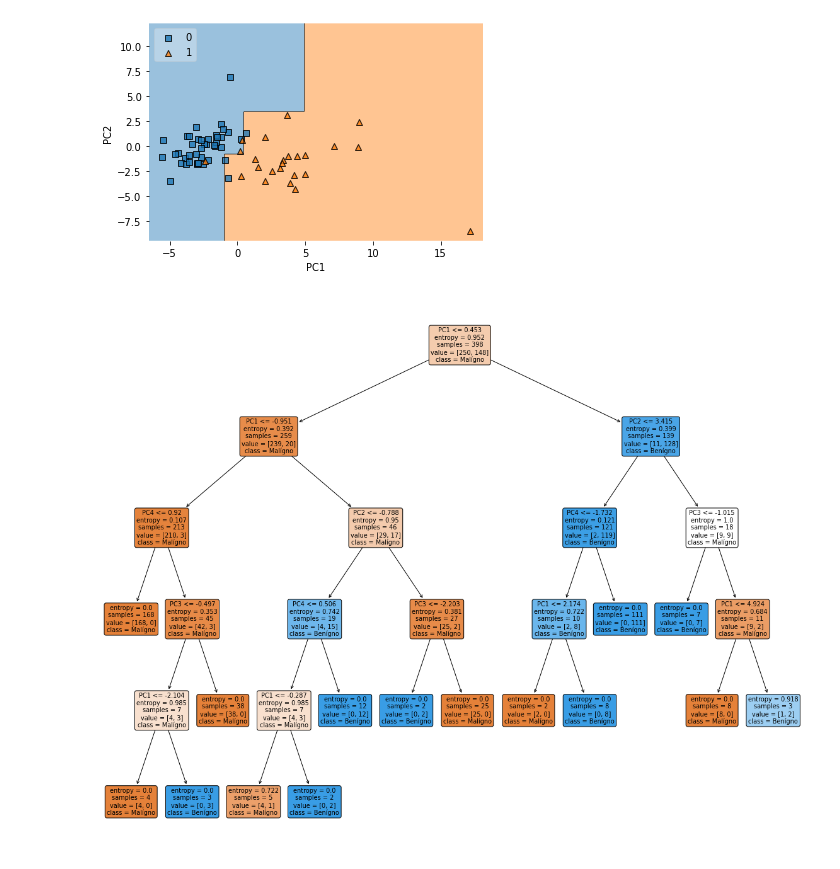
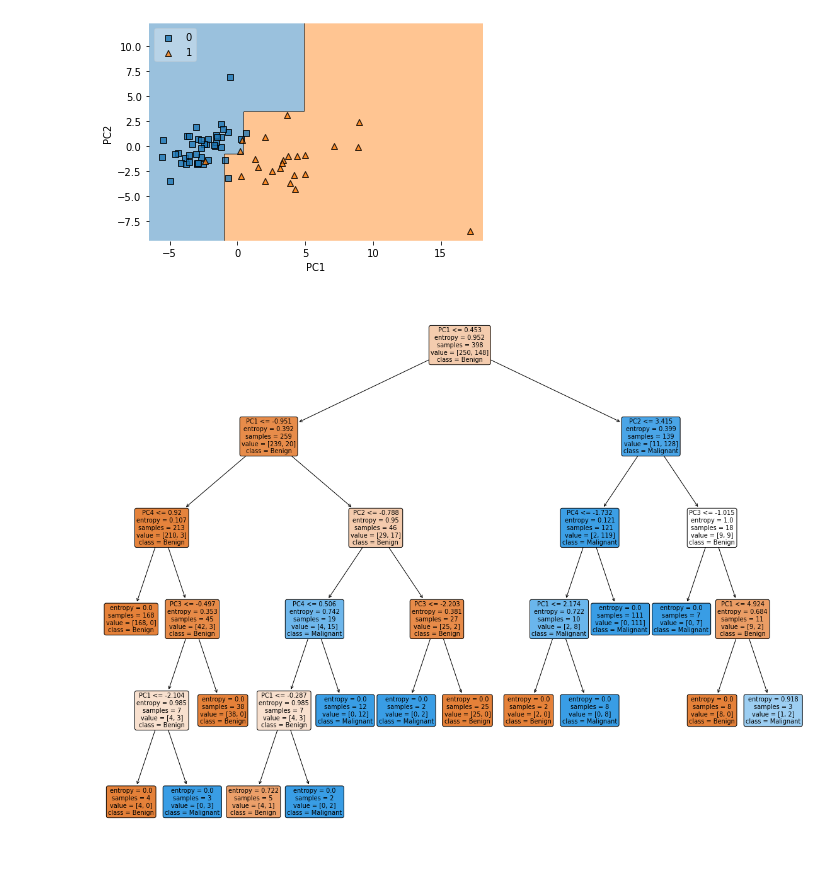
Before and after one commit to ghmigliorini/Machine-Learning-Ciencia-de-Dados-UTFPR, a Jupyter notebook: code/decision_tree.ipynb, the cells around one changed output. Cells and saved outputs as stored; diff of their text form; code cells hidden in the pictures.

```diff
--- a/code/decision_tree.ipynb
+++ b/code/decision_tree.ipynb
@@ -264,12 +270,12 @@ plt.show()
 # %%
 plt.figure(figsize=(20, 16))
 
 plot_tree(dt_clf, filled=True, rounded=True,
-          class_names=['Malígno',
-                       'Benígno'],
+          class_names=['Benign',
+                       'Malignant'],
           feature_names=['PC1', 'PC2',
                          'PC3', 'PC4'])
 
 plt.show()
 # %% [output]
-[figure, old version]
+[figure, new version]
```
Also changed, not shown: parts of 5 cells of this notebook.
